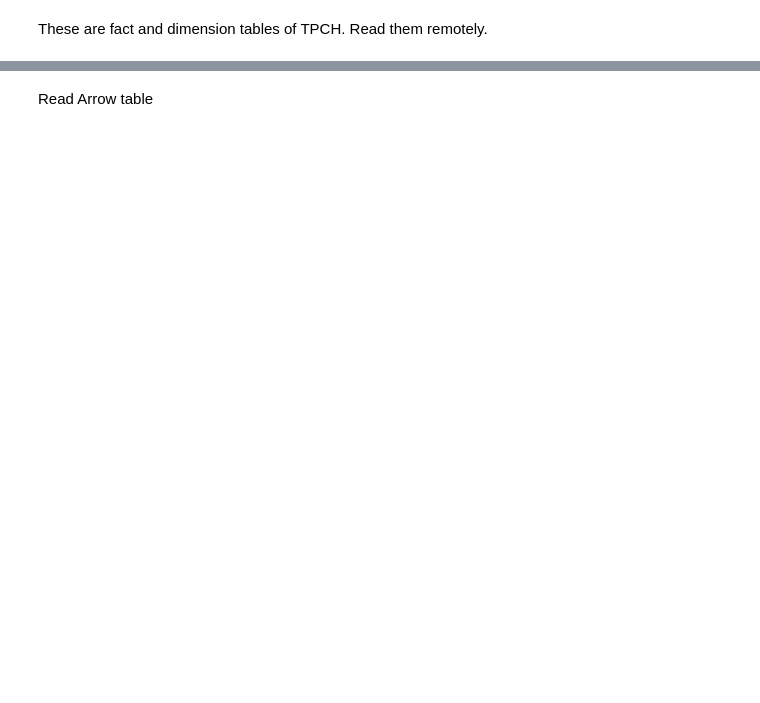
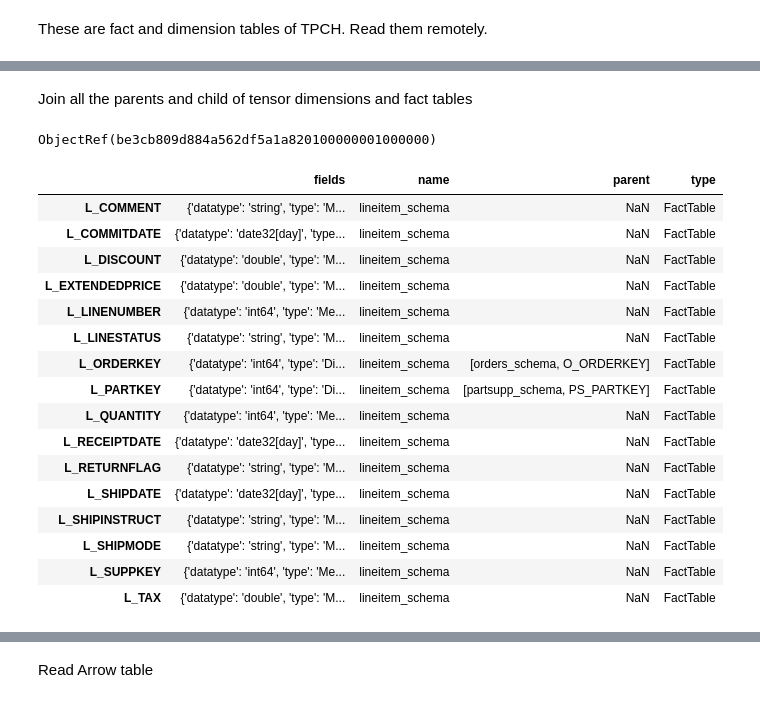
Before and after one commit to hkverma/litendb, a Jupyter notebook: py/notebooks/LitenRaySingleActorQ5Q6.ipynb, the cells around one changed output, grey strips where cells are left out. Drawn from its saved outputs; the diff is of its cells as text; code cells hidden in the pictures; blank space fills up the shorter version.

```diff
--- a/py/notebooks/LitenRaySingleActorQ5Q6.ipynb
+++ b/py/notebooks/LitenRaySingleActorQ5Q6.ipynb
@@ -77,6 +74,7 @@ def read_tables(tables, table_type):
     return tc_tables
 # %%
 %%time
-fact_tables = read_tables(fact_tables, ten.Cache.FactTable)
+fact_tables = ray.get(read_tables(fact_tables, ten.Cache.FactTable))
+fact_tables
 # %% [output]
 Reading  /mnt/c/Users/hkver/Documents/dbai/tpch-kit/sf1g/lineitem.tbl
@@ -89,5 +86,6 @@ Wall time: 4.84 ms
 # %%
-dim_tables = read_tables(dim_tables, ten.Cache.DimensionTable)
+dim_tables = ray.get(read_tables(dim_tables, ten.Cache.DimensionTable))
+dim_tables
 # %% [output]
 Reading  /mnt/c/Users/hkver/Documents/dbai/tpch-kit/sf1g/customer.tbl
 Reading  /mnt/c/Users/hkver/Documents/dbai/tpch-kit/sf1g/orders.tbl
@@ -124,0 +152,45 @@ Read a table into TCache
+# %% [markdown]
+Join all the parents and child of tensor dimensions and fact tables
+# %%
+tc.join.remote('lineitem_schema','L_ORDERKEY','orders_schema','O_ORDERKEY')
+tc.join.remote('orders_schema','O_CUSTKEY','customer_schema','C_CUSTKEY')
+tc.join.remote('customer_schema','C_NATIONKEY','nation_schema','N_NATIONKEY')
+tc.join.remote('nation_schema','N_REGIONKEY','region_schema','R_REGIONKEY')
+tc.join.remote('lineitem_schema','L_PARTKEY','partsupp_schema','PS_PARTKEY')
+tc.join.remote('partsupp_schema','PS_PARTKEY','part_schema','P_PARTKEY')
+tc.join.remote('partsupp_schema','PS_SUPPKEY','supplier_schema','S_SUPPKEY')
+# %% [output]
+ObjectRef(be3cb809d884a562df5a1a820100000001000000)
+# %%
+def get_schemas():
+    schemas = { }
+    def add_schema(table_name):
+        schema_name = table_name + "_schema"
+        schema_info = ray.get(tc.get_schema_info.remote(schema_name))
+        schemas[schema_name] = json.loads(schema_info)
+    for i in range(len(fact_tables)):
+        add_schema(fact_tables[i])
+    for i in range(len(dim_tables)):
+        add_schema(dim_tables[i])
+    return schemas
+# %%
+schemas = get_schemas()
+pd.DataFrame(schemas['lineitem_schema']['schema'])
+# %% [output]
+|  | fields | name | parent | type |
+| L_COMMENT | {'datatype': 'string', 'type': 'M... | lineitem_schema | NaN | FactTable |
+| L_COMMITDATE | {'datatype': 'date32[day]', 'type... | lineitem_schema | NaN | FactTable |
+| L_DISCOUNT | {'datatype': 'double', 'type': 'M... | lineitem_schema | NaN | FactTable |
+| L_EXTENDEDPRICE | {'datatype': 'double', 'type': 'M... | lineitem_schema | NaN | FactTable |
+| L_LINENUMBER | {'datatype': 'int64', 'type': 'Me... | lineitem_schema | NaN | FactTable |
+| L_LINESTATUS | {'datatype': 'string', 'type': 'M... | lineitem_schema | NaN | FactTable |
+| L_ORDERKEY | {'datatype': 'int64', 'type': 'Di... | lineitem_schema | [orders_schema, O_ORDERKEY] | FactTable |
+| L_PARTKEY | {'datatype': 'int64', 'type': 'Di... | lineitem_schema | [partsupp_schema, PS_PARTKEY] | FactTable |
+| L_QUANTITY | {'datatype': 'int64', 'type': 'Me... | lineitem_schema | NaN | FactTable |
+| L_RECEIPTDATE | {'datatype': 'date32[day]', 'type... | lineitem_schema | NaN | FactTable |
+| L_RETURNFLAG | {'datatype': 'string', 'type': 'M... | lineitem_schema | NaN | FactTable |
+| L_SHIPDATE | {'datatype': 'date32[day]', 'type... | lineitem_schema | NaN | FactTable |
+| L_SHIPINSTRUCT | {'datatype': 'string', 'type': 'M... | lineitem_schema | NaN | FactTable |
+| L_SHIPMODE | {'datatype': 'string', 'type': 'M... | lineitem_schema | NaN | FactTable |
+| L_SUPPKEY | {'datatype': 'int64', 'type': 'Me... | lineitem_schema | NaN | FactTable |
+| L_TAX | {'datatype': 'double', 'type': 'M... | lineitem_schema | NaN | FactTable |
```
Also changed, not shown: parts of 14 cells of this notebook, 9 other files.
